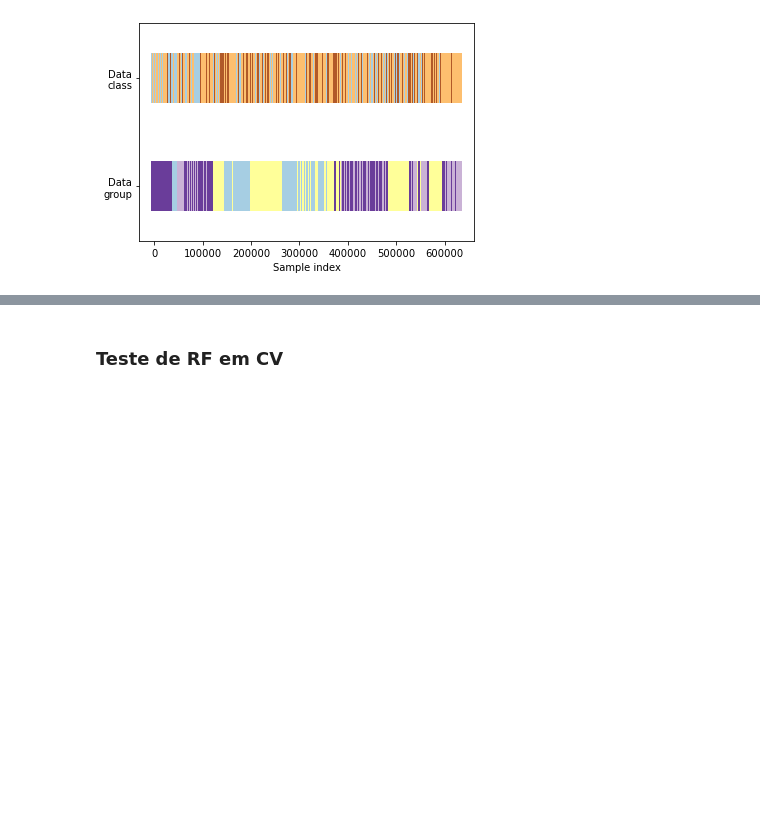
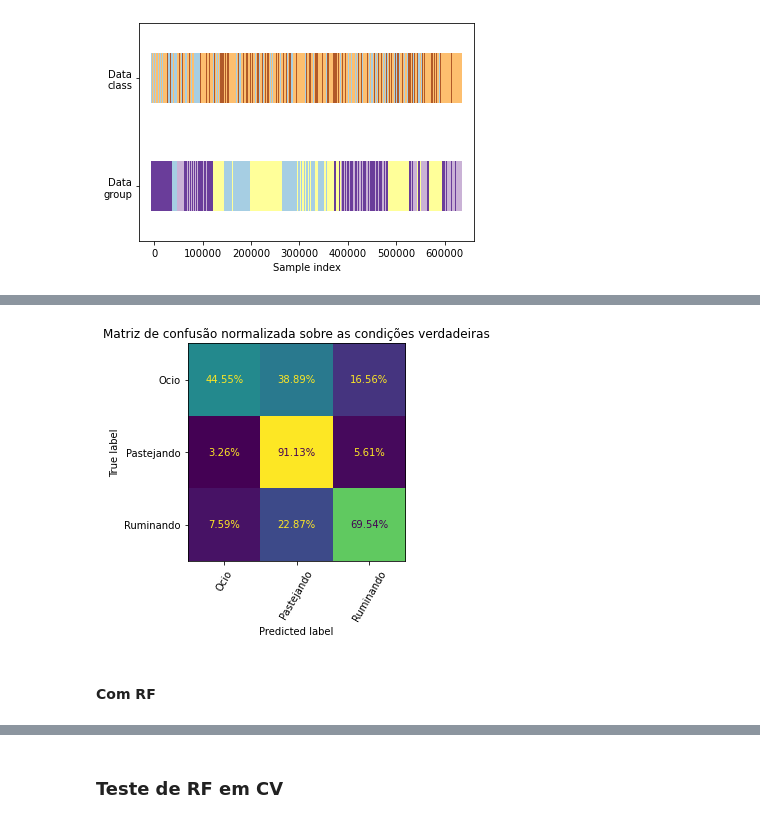
Before and after one commit to egmaziero/ZooWithAI, a Jupyter notebook: Lazaro - Treinamento e Validacao.ipynb, the cells around one changed output, grey strips where cells are left out. Cells and saved outputs as stored; diff of their text form; code cells hidden in the pictures; blank space fills up the shorter version.

```diff
--- a/Lazaro - Treinamento e Validacao.ipynb
+++ b/Lazaro - Treinamento e Validacao.ipynb
@@ -870,0 +957,2 @@ visualize_groups(y, groups, "no groups")
+# %%
+df_leo = df.rename({'a': 'Y', 'b': 'Z', 'c': 'X'}, axis=1)
@@ -870,0 +961,4 @@ visualize_groups(y, groups, "no groups")
+# %%
+# Conjunto de dados PRO: Pastejando x Ruminando x Ócio
+y = df_leo.Comportamento
+X = df_leo.drop('Comportamento', axis=1)
@@ -870,0 +969,14 @@ visualize_groups(y, groups, "no groups")
+# %%
+# Para reescalar os dados
+X_season = X[['Season_fall', 'Season_spring', 'Season_summer']]
+
+X.drop(['Season_fall', 'Season_spring', 'Season_summer'], axis=1, inplace=True)
+
+columns = X.columns
+index = X.index
+
+X = sc.transform(X)
+
+X = pd.DataFrame(X, columns=columns, index=index)
+
+X = pd.concat([X, X_season], axis=1)
@@ -870,0 +985,5 @@ visualize_groups(y, groups, "no groups")
+# %%
+%%time
+lgb_preds = lgb_model.predict(X)
+
+accuracy_score(y, lgb_preds)*100
@@ -870,0 +1006,6 @@ visualize_groups(y, groups, "no groups")
+# %%
+imprimeMatrizDeConfusão(y, lgb_preds, lgb_model)
+# %% [output]
+[figure, added]
+# %% [markdown]
+#### Com RF
```
Also changed, not shown: parts of 47 cells of this notebook, 4 other files.
